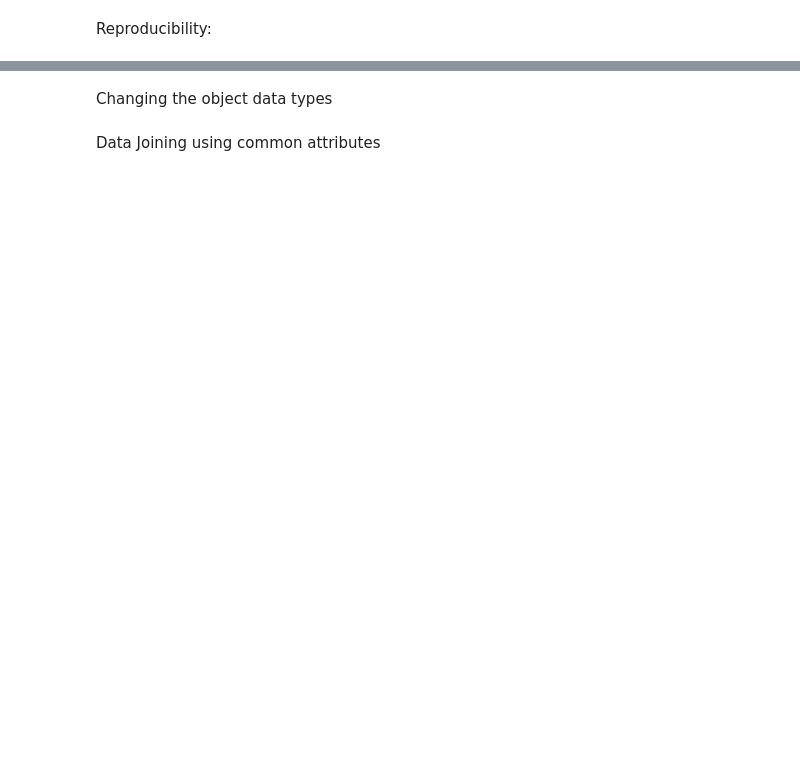
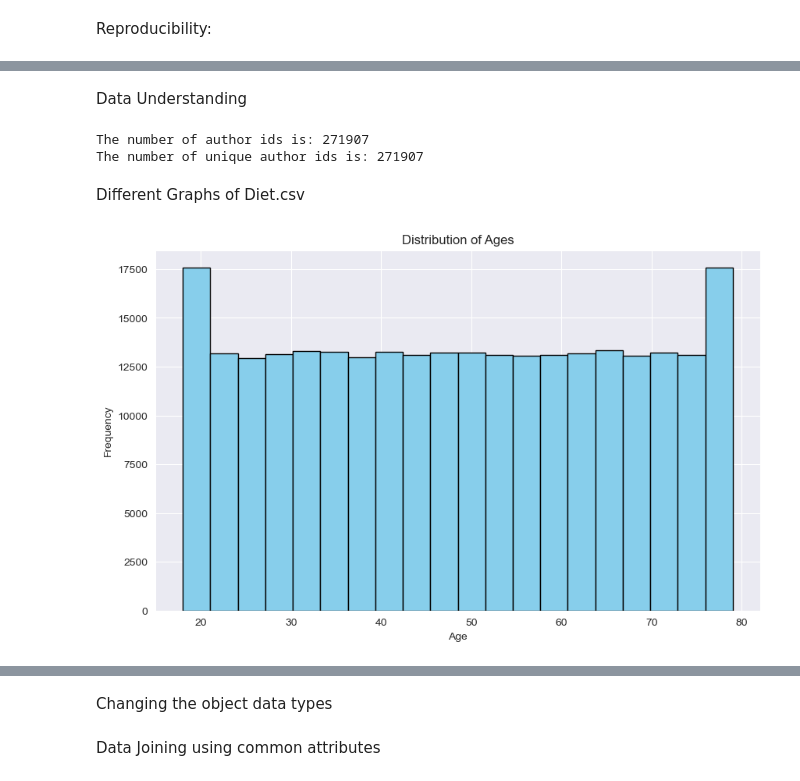
Before and after one commit to tusharkh12/AnalyticsCup, a Jupyter notebook: skilledShark_Submission.ipynb, the cells around one changed output, grey strips where cells are left out. Cells and saved outputs as stored; diff of their text form; code cells hidden in the pictures; blank space fills up the shorter version.

```diff
--- a/skilledShark_Submission.ipynb
+++ b/skilledShark_Submission.ipynb
@@ -23,0 +37,21 @@ recipes = pd.read_csv('recipes.csv', low_memory=False)
+# %% [markdown]
+Data Understanding
+# %%
+user_count= diet['AuthorId']
+print(f'The number of author ids is: {user_count.size}')
+print(f'The number of unique author ids is: {user_count.unique().size}')
+# %% [output]
+The number of author ids is: 271907
+The number of unique author ids is: 271907
+# %% [markdown]
+Different Graphs of Diet.csv
+# %%
+# Histogram of Ages
+plt.figure(figsize=(10, 6))
+plt.hist(diet['Age'], bins=20, color='skyblue', edgecolor='black')
+plt.title('Distribution of Ages')
+plt.xlabel('Age')
+plt.ylabel('Frequency')
+plt.show()
+# %% [output]
+[figure, added]
```
Also changed, not shown: parts of 39 cells of this notebook, 1 other file.
